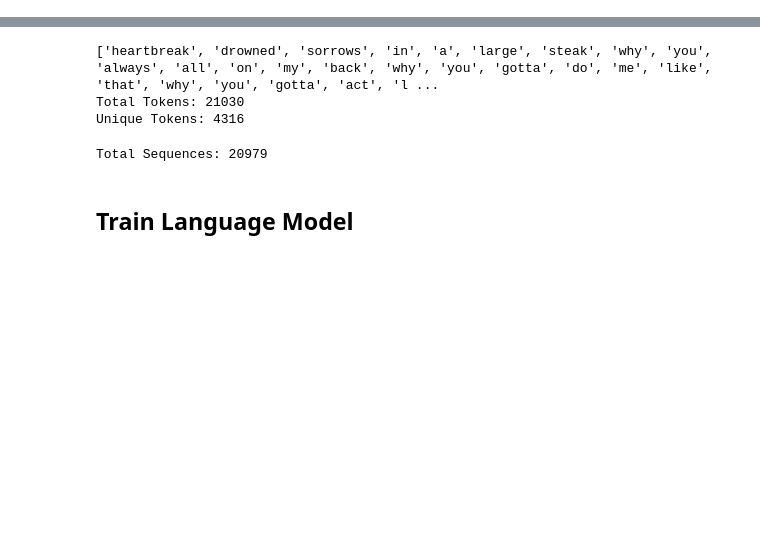
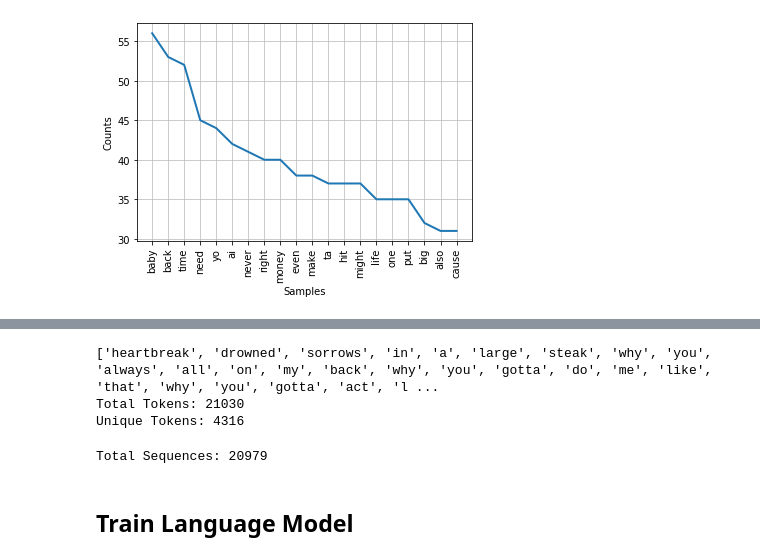
Before and after one commit to jrodriguez5909/MrBaklava, a Jupyter notebook: NLP_analysis.ipynb, the cells around one changed output, grey strips where cells are left out. Cells and saved outputs as stored; diff of their text form; code cells hidden in the pictures; blank space fills up the shorter version.

```diff
--- a/NLP_analysis.ipynb
+++ b/NLP_analysis.ipynb
@@ -4,0 +176,22 @@
+# %%
+#Update the extended stopwords list to include badwords
+nocurses = stopwords_list.extend(["like","im","know","got","dont",
+                                  "yeah","get","man","uh","see",
+                                  "aint","gotta","thats","go"]+badwords)
+
+#create an empty list to store clean words
+clean_words = []
+
+#Iterate through the words_no_punc list and add non stopwords to the new clean_words list
+for word in words_no_punc:
+    if word not in stopwords_list:
+        clean_words.append(word)
+
+#find the frequency of words
+fdist = FreqDist(clean_words)
+
+#Plot the 20 most common words
+fdist.plot(20)
+plt.show()
+# %% [output]
+[figure, added]
```
Also changed, not shown: parts of 27 cells of this notebook, 1 other file.
